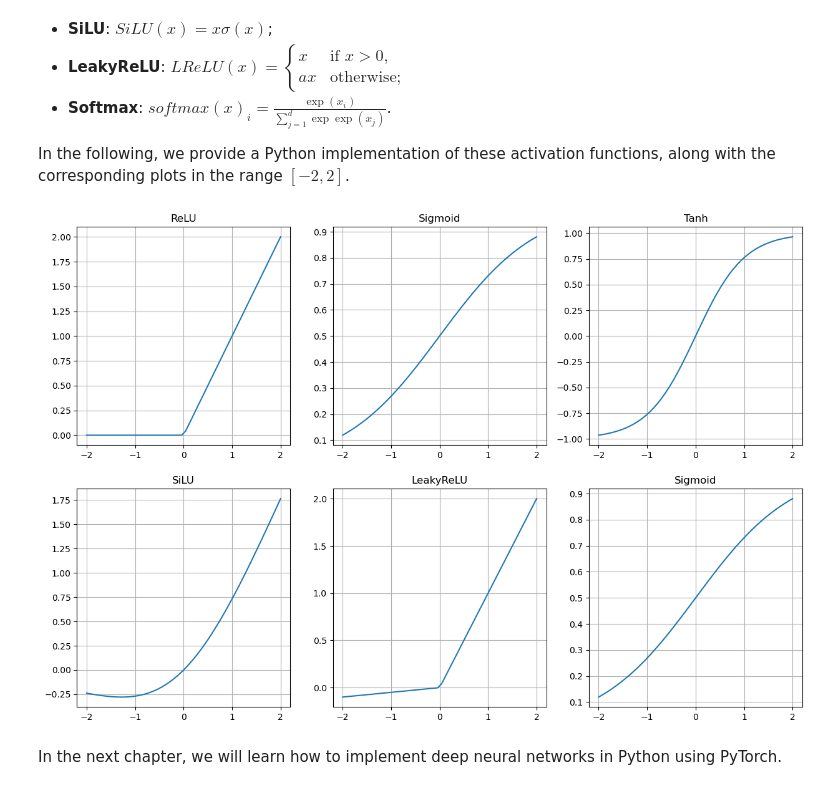
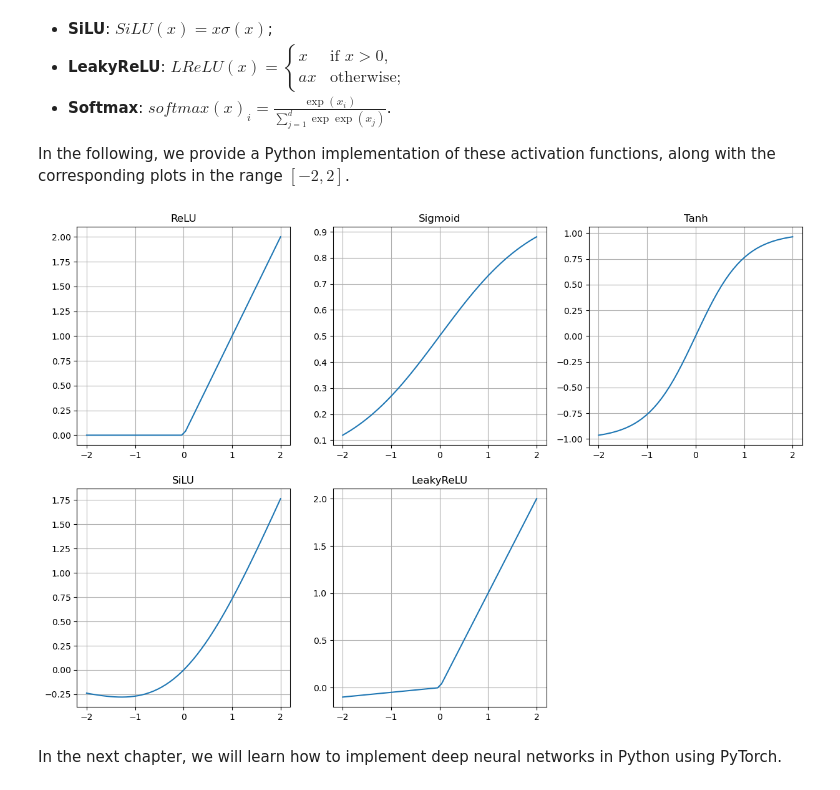
Before and after one commit to devangelista2/computational-imaging, a Jupyter notebook: _build/jupyter_execute/intro/from-ml-to-nn.ipynb, the cells around one changed output. Saved outputs shown, nothing was run; the diff lists cells and outputs as text; code cells hidden in the pictures.

```diff
--- a/_build/jupyter_execute/intro/from-ml-to-nn.ipynb
+++ b/_build/jupyter_execute/intro/from-ml-to-nn.ipynb
@@ -325,38 +325,33 @@ def LReLU(x):
 xx = np.linspace(-2, 2, 50)
 
 plt.figure(figsize=(15, 10))
 plt.subplot(2, 3, 1)
 plt.plot(xx, ReLU(xx))
 plt.title("ReLU")
 plt.grid()
 
 plt.subplot(2, 3, 2)
 plt.plot(xx, sigmoid(xx))
 plt.title("Sigmoid")
 plt.grid()
 
 plt.subplot(2, 3, 3)
 plt.plot(xx, tanh(xx))
 plt.title("Tanh")
 plt.grid()
 
 plt.subplot(2, 3, 4)
 plt.plot(xx, SiLU(xx))
 plt.title("SiLU")
 plt.grid()
 
 plt.subplot(2, 3, 5)
 plt.plot(xx, LReLU(xx))
 plt.title("LeakyReLU")
 plt.grid()
 
-plt.subplot(2, 3, 6)
-plt.plot(xx, sigmoid(xx))
-plt.title("Sigmoid")
-plt.grid()
-
 plt.show()
 # %% [output]
-[figure, old version]
+[figure, new version]
 # %% [markdown]
 In the next chapter, we will learn how to implement deep neural networks in Python using PyTorch.
```
Also changed, not shown: parts of 1 cell of this notebook, 43 other files.
